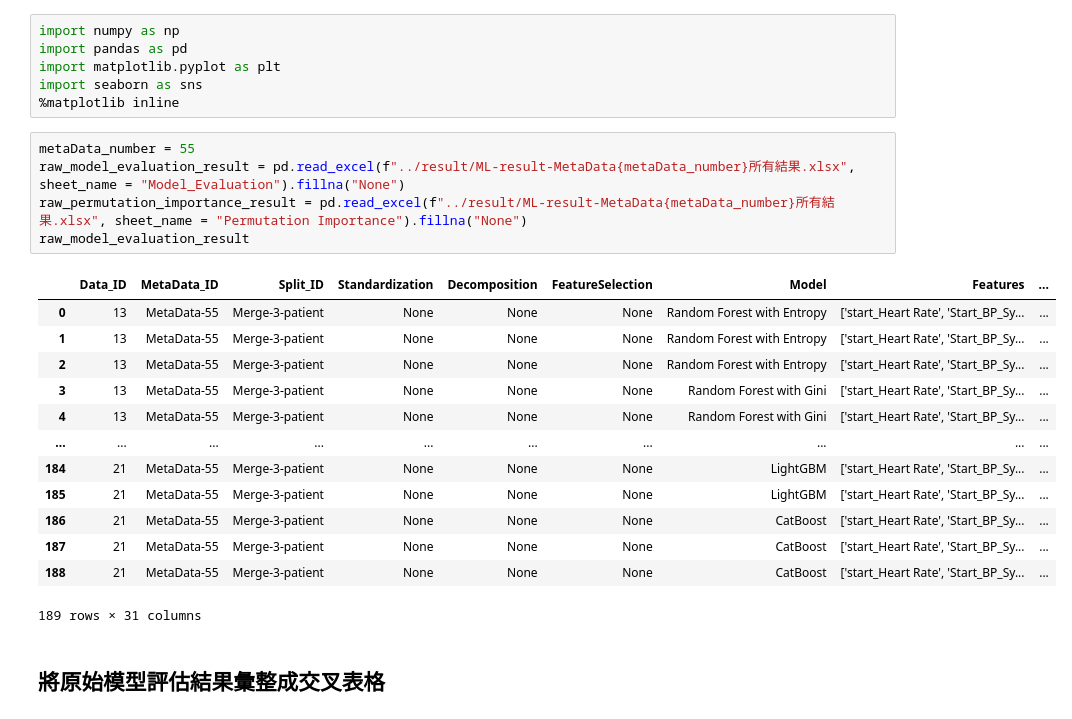
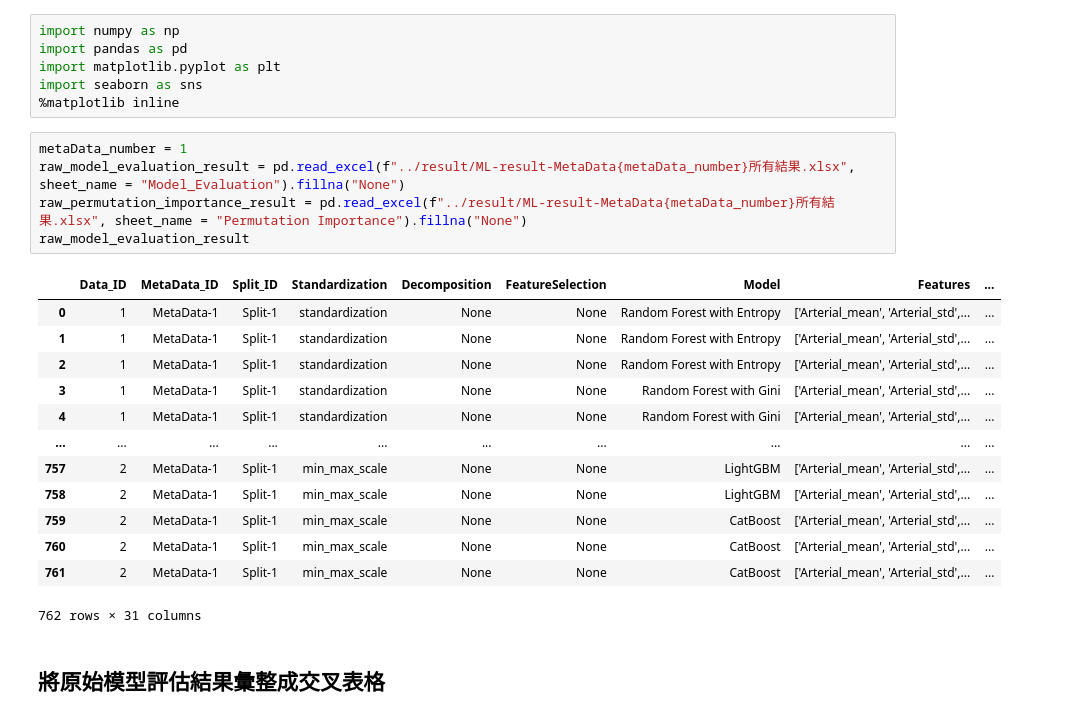
Before and after one commit to Wang-Jian-An/NCKUH-Pediatric-Nephrology, a Jupyter notebook: 9-Result_Analysis.ipynb, the cells around one changed output. Cells and saved outputs as stored; diff of their text form.

```diff
--- a/9-Result_Analysis.ipynb
+++ b/9-Result_Analysis.ipynb
@@ -5,24 +5,24 @@ import matplotlib.pyplot as plt
 import seaborn as sns
 %matplotlib inline
 # %%
-metaData_number = 55
+metaData_number = 1
 raw_model_evaluation_result = pd.read_excel(f"../result/ML-result-MetaData{metaData_number}所有結果.xlsx", sheet_name = "Model_Evaluation").fillna("None")
 raw_permutation_importance_result = pd.read_excel(f"../result/ML-result-MetaData{metaData_number}所有結果.xlsx", sheet_name = "Permutation Importance").fillna("None")
 raw_model_evaluation_result
 # %% [output]
 |  | Data_ID | MetaData_ID | Split_ID | Standardization | Decomposition | FeatureSelection | Model | Features | ... |
-| 0 | 13 | MetaData-55 | Merge-3-patient | None | None | None | Random Forest with Entropy | ['start_Heart Rate', 'Start_BP_Sy... | ... |
-| 1 | 13 | MetaData-55 | Merge-3-patient | None | None | None | Random Forest with Entropy | ['start_Heart Rate', 'Start_BP_Sy... | ... |
-| 2 | 13 | MetaData-55 | Merge-3-patient | None | None | None | Random Forest with Entropy | ['start_Heart Rate', 'Start_BP_Sy... | ... |
-| 3 | 13 | MetaData-55 | Merge-3-patient | None | None | None | Random Forest with Gini | ['start_Heart Rate', 'Start_BP_Sy... | ... |
-| 4 | 13 | MetaData-55 | Merge-3-patient | None | None | None | Random Forest with Gini | ['start_Heart Rate', 'Start_BP_Sy... | ... |
+| 0 | 1 | MetaData-1 | Split-1 | standardization | None | None | Random Forest with Entropy | ['Arterial_mean', 'Arterial_std',... | ... |
+| 1 | 1 | MetaData-1 | Split-1 | standardization | None | None | Random Forest with Entropy | ['Arterial_mean', 'Arterial_std',... | ... |
+| 2 | 1 | MetaData-1 | Split-1 | standardization | None | None | Random Forest with Entropy | ['Arterial_mean', 'Arterial_std',... | ... |
+| 3 | 1 | MetaData-1 | Split-1 | standardization | None | None | Random Forest with Gini | ['Arterial_mean', 'Arterial_std',... | ... |
+| 4 | 1 | MetaData-1 | Split-1 | standardization | None | None | Random Forest with Gini | ['Arterial_mean', 'Arterial_std',... | ... |
 | ... | ... | ... | ... | ... | ... | ... | ... | ... | ... |
-| 184 | 21 | MetaData-55 | Merge-3-patient | None | None | None | LightGBM | ['start_Heart Rate', 'Start_BP_Sy... | ... |
-| 185 | 21 | MetaData-55 | Merge-3-patient | None | None | None | LightGBM | ['start_Heart Rate', 'Start_BP_Sy... | ... |
-| 186 | 21 | MetaData-55 | Merge-3-patient | None | None | None | CatBoost | ['start_Heart Rate', 'Start_BP_Sy... | ... |
-| 187 | 21 | MetaData-55 | Merge-3-patient | None | None | None | CatBoost | ['start_Heart Rate', 'Start_BP_Sy... | ... |
-| 188 | 21 | MetaData-55 | Merge-3-patient | None | None | None | CatBoost | ['start_Heart Rate', 'Start_BP_Sy... | ... |
+| 757 | 2 | MetaData-1 | Split-1 | min_max_scale | None | None | LightGBM | ['Arterial_mean', 'Arterial_std',... | ... |
+| 758 | 2 | MetaData-1 | Split-1 | min_max_scale | None | None | LightGBM | ['Arterial_mean', 'Arterial_std',... | ... |
+| 759 | 2 | MetaData-1 | Split-1 | min_max_scale | None | None | CatBoost | ['Arterial_mean', 'Arterial_std',... | ... |
+| 760 | 2 | MetaData-1 | Split-1 | min_max_scale | None | None | CatBoost | ['Arterial_mean', 'Arterial_std',... | ... |
+| 761 | 2 | MetaData-1 | Split-1 | min_max_scale | None | None | CatBoost | ['Arterial_mean', 'Arterial_std',... | ... |
-189 rows × 31 columns
+762 rows × 31 columns
 # %% [markdown]
 ## 將原始模型評估結果彙整成交叉表格
 # %%
```
Also changed, not shown: parts of 2 cells of this notebook.
